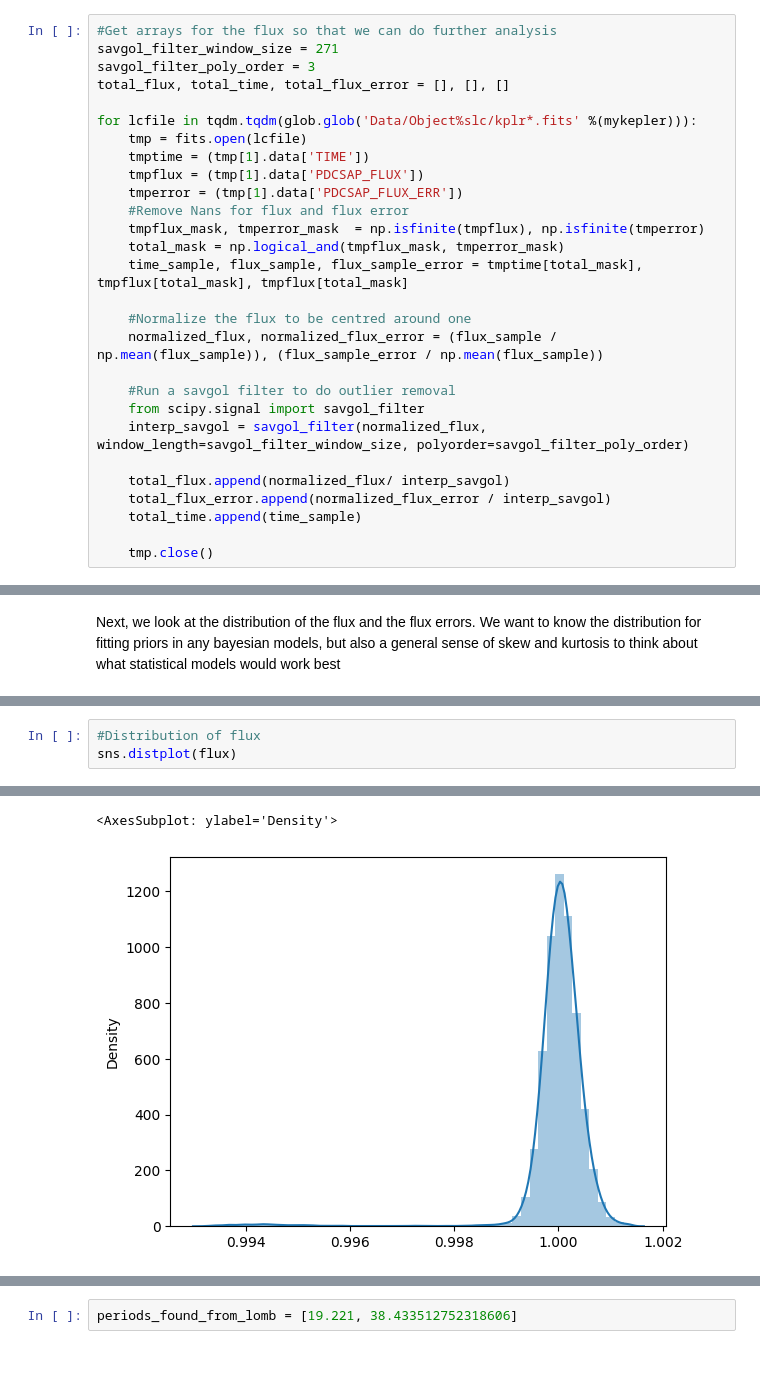
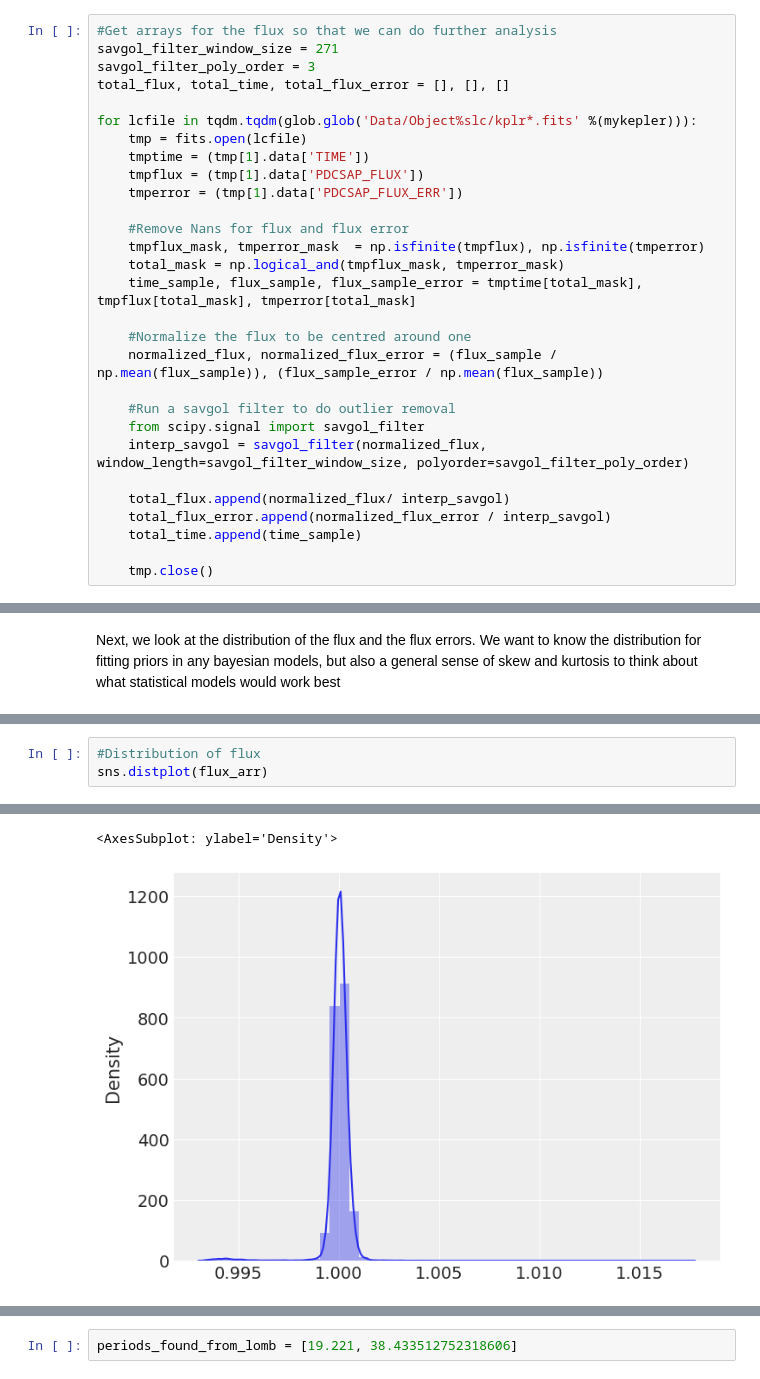
Before and after one commit to cm2435/university_computing_y3, a Jupyter notebook: ph30016_b/Coursework_B_Template.ipynb, the cells around one changed output, grey strips where cells are left out. Cells and saved outputs as stored; diff of their text form.

```diff
--- a/ph30016_b/Coursework_B_Template.ipynb
+++ b/ph30016_b/Coursework_B_Template.ipynb
@@ -122,10 +125,11 @@ for lcfile in tqdm.tqdm(glob.glob('Data/Object%slc/kplr*.fits' %(mykepler))):
     tmptime = (tmp[1].data['TIME'])
     tmpflux = (tmp[1].data['PDCSAP_FLUX'])
     tmperror = (tmp[1].data['PDCSAP_FLUX_ERR'])
+
     #Remove Nans for flux and flux error
     tmpflux_mask, tmperror_mask  = np.isfinite(tmpflux), np.isfinite(tmperror)
     total_mask = np.logical_and(tmpflux_mask, tmperror_mask)
-    time_sample, flux_sample, flux_sample_error = tmptime[total_mask], tmpflux[total_mask], tmpflux[total_mask]
+    time_sample, flux_sample, flux_sample_error = tmptime[total_mask], tmpflux[total_mask], tmperror[total_mask]
 
     #Normalize the flux to be centred around one
     normalized_flux, normalized_flux_error = (flux_sample / np.mean(flux_sample)), (flux_sample_error / np.mean(flux_sample))
@@ -170,6 +161,6 @@ https://gist.github.com/mwaskom/de44147ed2974457ad6372750bbe5751
 # %%
 #Distribution of flux
-sns.distplot(flux)
+sns.distplot(flux_arr)
 # %% [output]
 `distplot` is a deprecated function and will be removed in seaborn v0.14.0.
 
@@ -183,3 +174,3 @@ https://gist.github.com/mwaskom/de44147ed2974457ad6372750bbe5751
 <AxesSubplot: ylabel='Density'>
-[figure, old version]
+[figure, new version]
 # %% [markdown]
```
Also changed, not shown: parts of 49 cells of this notebook, 2 other files.
